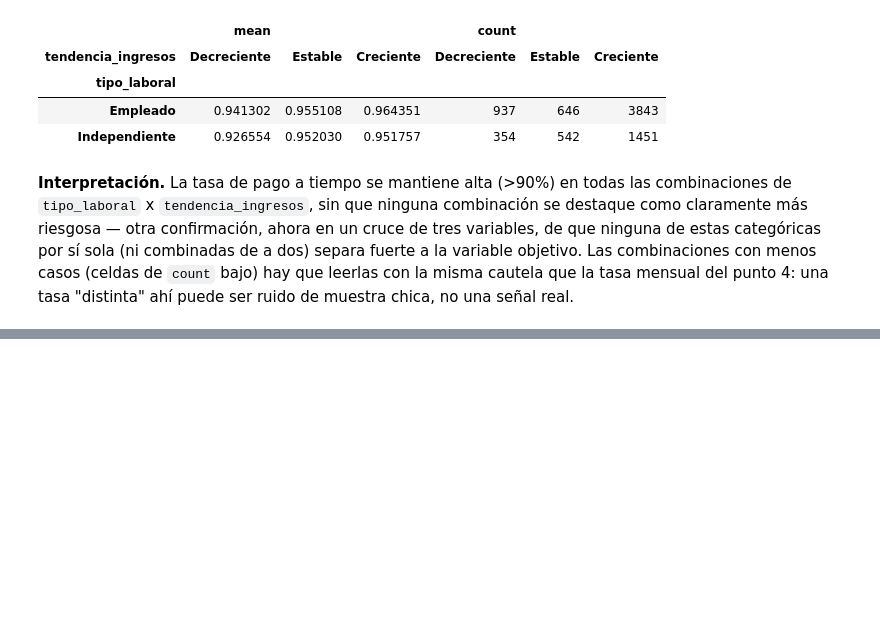
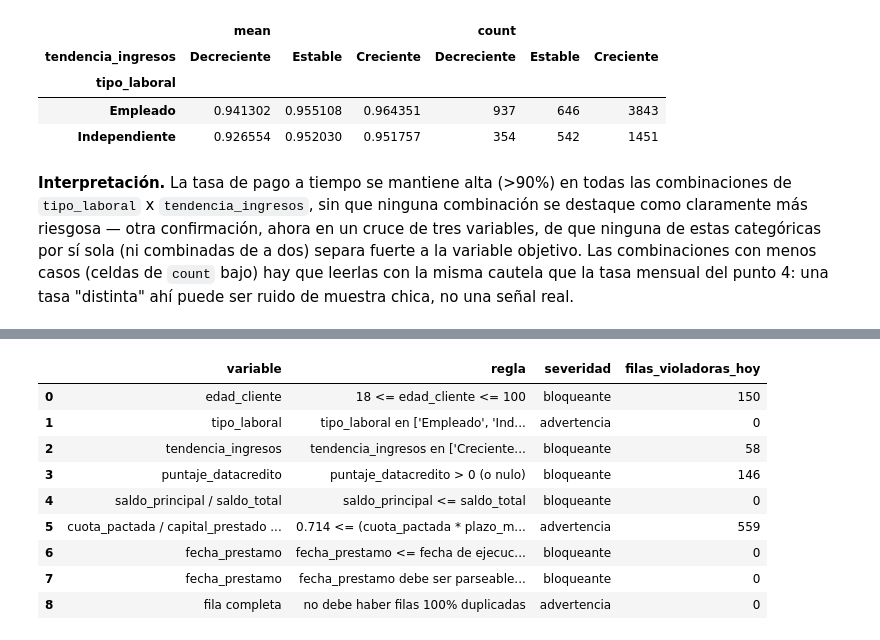
Before and after one commit to Juanmarossi/proyecto-final-riesgo-crediticio, a Jupyter notebook: notebooks/comprension_eda.ipynb, the cells around one changed output, grey strips where cells are left out. Cells and saved outputs as stored; diff of their text form; code cells hidden in the pictures; blank space fills up the shorter version.

```diff
--- a/notebooks/comprension_eda.ipynb
+++ b/notebooks/comprension_eda.ipynb
@@ -1216,0 +1406,15 @@ pivot_tres_variables
+# %%
+tabla_reglas_con_conteo = tabla_reglas.copy()
+tabla_reglas_con_conteo["filas_violadoras_hoy"] = [conteo_violaciones[r["id"]] for r in REGLAS_VALIDACION]
+tabla_reglas_con_conteo[["variable", "regla", "severidad", "filas_violadoras_hoy"]]
+# %% [output]
+|  | variable | regla | severidad | filas_violadoras_hoy |
+| 0 | edad_cliente | 18 <= edad_cliente <= 100 | bloqueante | 150 |
+| 1 | tipo_laboral | tipo_laboral en ['Empleado', 'Ind... | advertencia | 0 |
+| 2 | tendencia_ingresos | tendencia_ingresos en ['Creciente... | bloqueante | 58 |
+| 3 | puntaje_datacredito | puntaje_datacredito > 0 (o nulo) | bloqueante | 146 |
+| 4 | saldo_principal / saldo_total | saldo_principal <= saldo_total | bloqueante | 0 |
+| 5 | cuota_pactada / capital_prestado ... | 0.714 <= (cuota_pactada * plazo_m... | advertencia | 559 |
+| 6 | fecha_prestamo | fecha_prestamo <= fecha de ejecuc... | bloqueante | 0 |
+| 7 | fecha_prestamo | fecha_prestamo debe ser parseable... | bloqueante | 0 |
+| 8 | fila completa | no debe haber filas 100% duplicadas | advertencia | 0 |
```
Also changed, not shown: parts of 15 cells of this notebook.
